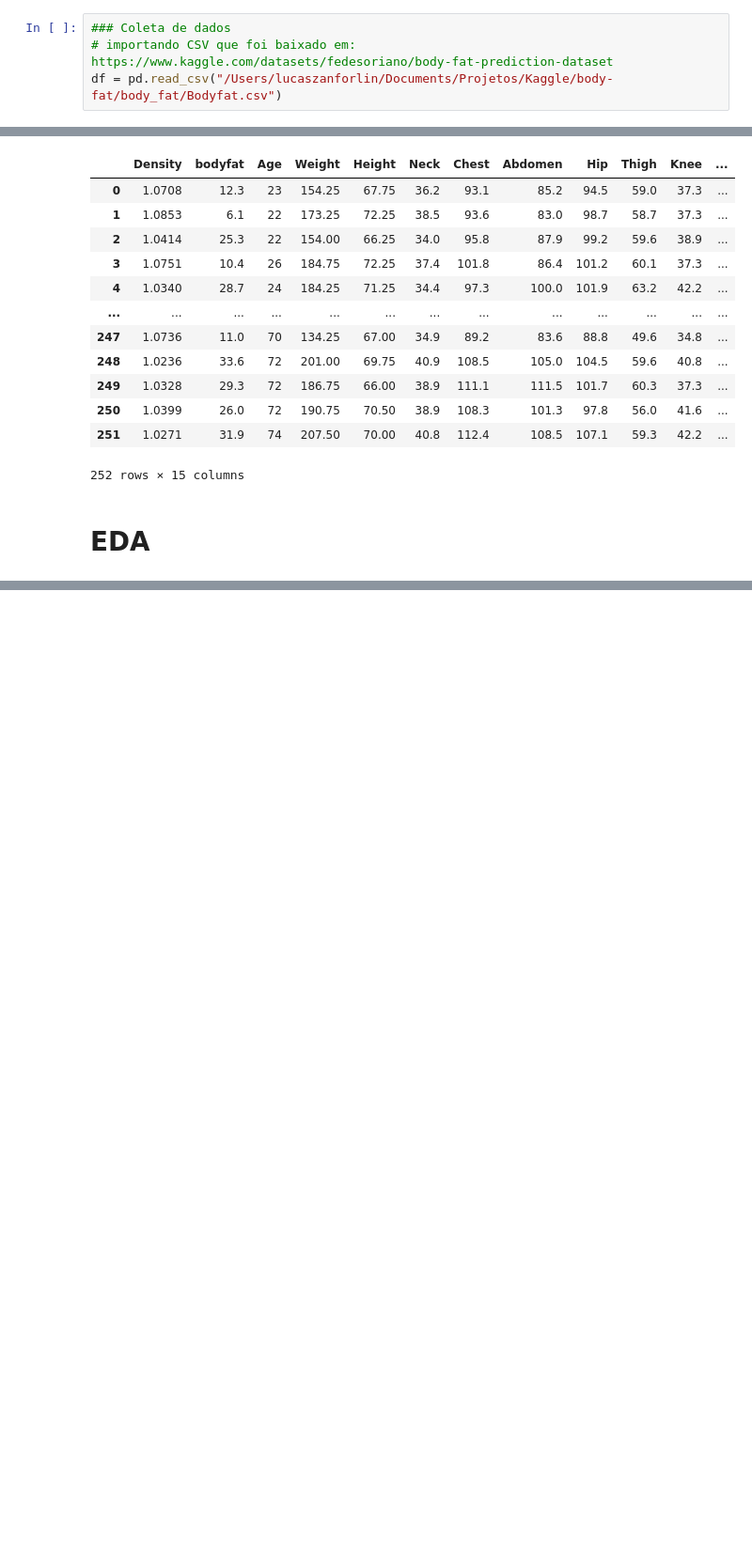
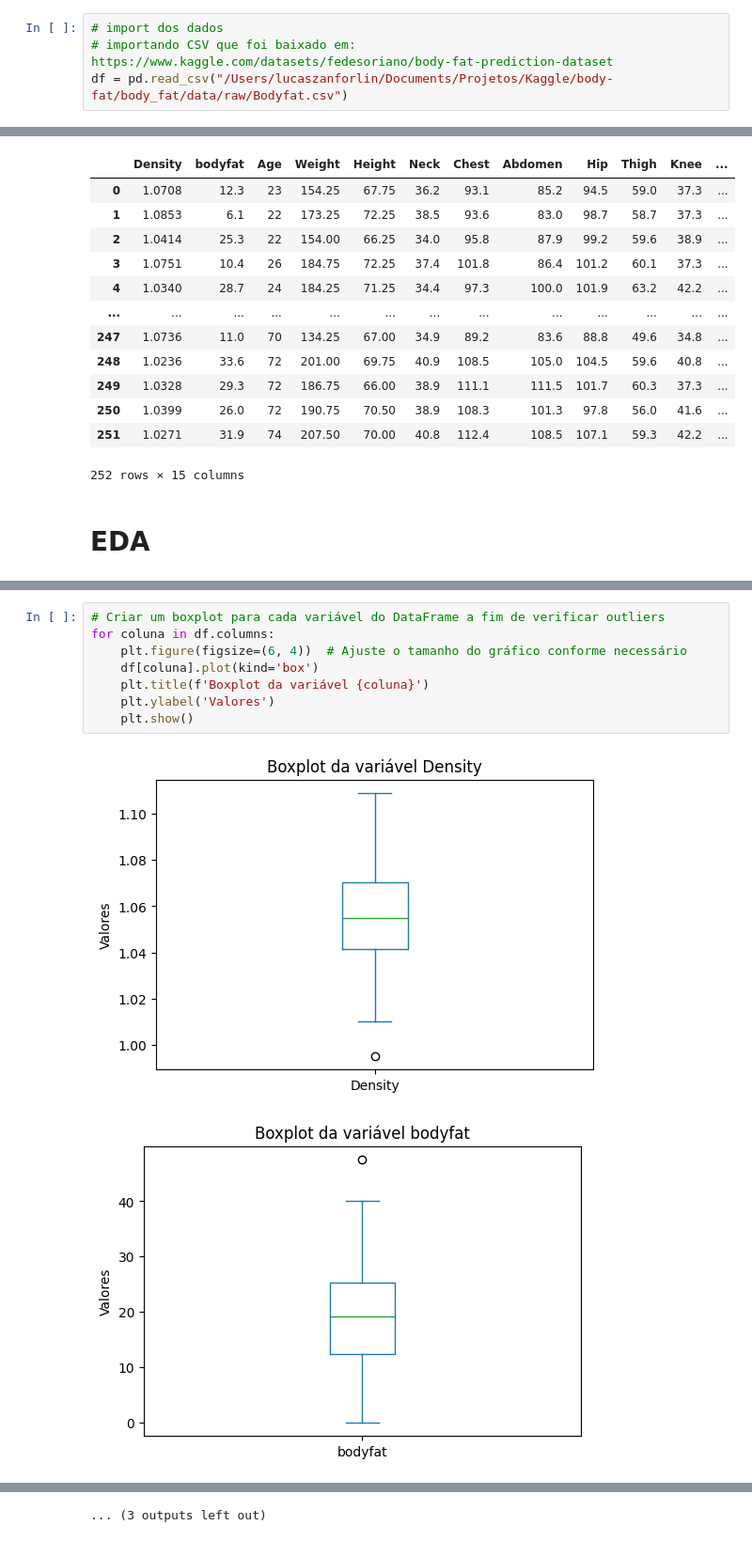
Before and after one commit to Lzanforlin/body-fat, a Jupyter notebook: body_fat/notebooks/EDA.ipynb, the cells around one changed output, grey strips where cells are left out. Shown at 94% size. Saved outputs shown, nothing was run; the diff lists cells and outputs as text; blank space fills up the shorter version.

```diff
--- a/body_fat/notebooks/EDA.ipynb
+++ b/body_fat/notebooks/EDA.ipynb
@@ -106,9 +14,9 @@ from patsy import dmatrices
 from statsmodels.stats.outliers_influence import variance_inflation_factor
 from statsmodels.compat import lzip
 # %%
-### Coleta de dados
+# import dos dados
 # importando CSV que foi baixado em: https://www.kaggle.com/datasets/fedesoriano/body-fat-prediction-dataset
-df = pd.read_csv("/Users/lucaszanforlin/Documents/Projetos/Kaggle/body-fat/body_fat/Bodyfat.csv")
+df = pd.read_csv("/Users/lucaszanforlin/Documents/Projetos/Kaggle/body-fat/body_fat/data/raw/Bodyfat.csv")
 # %%
 df
 # %% [output]
@@ -172,3 +108,14 @@ sns.pairplot(df)
 # %% [output]
 <seaborn.axisgrid.PairGrid at 0x...>
 [figure]
+# %%
+# Criar um boxplot para cada variável do DataFrame a fim de verificar outliers
+for coluna in df.columns:
+    plt.figure(figsize=(6, 4))  # Ajuste o tamanho do gráfico conforme necessário
+    df[coluna].plot(kind='box')
+    plt.title(f'Boxplot da variável {coluna}')
+    plt.ylabel('Valores')
+    plt.show()
+# %% [output]
+[figure, added]
+[figure, added]
@@ -174,0 +132 @@ sns.pairplot(df)
+... (3 outputs left out)
```
Also changed, not shown: parts of 33 cells of this notebook.
